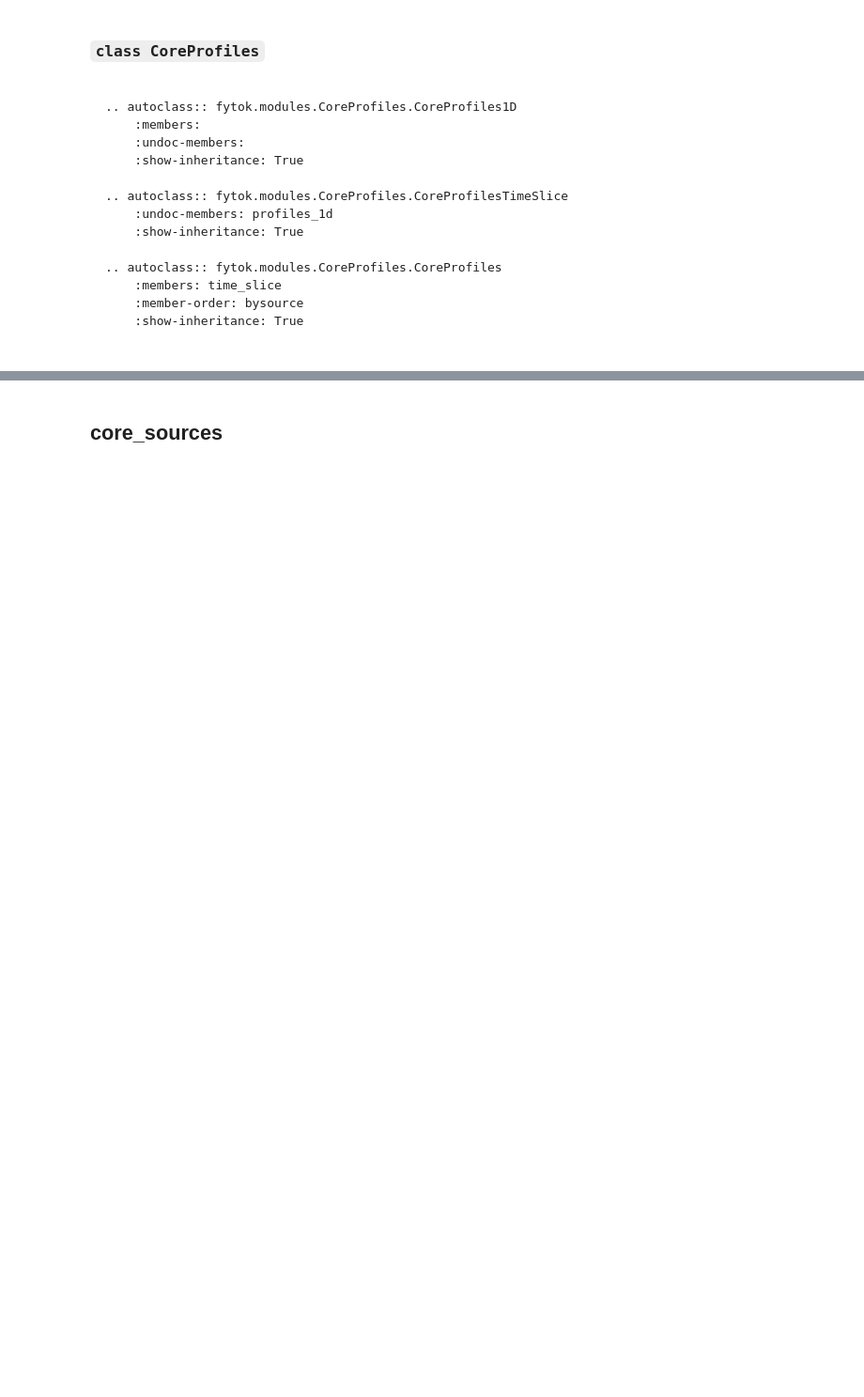
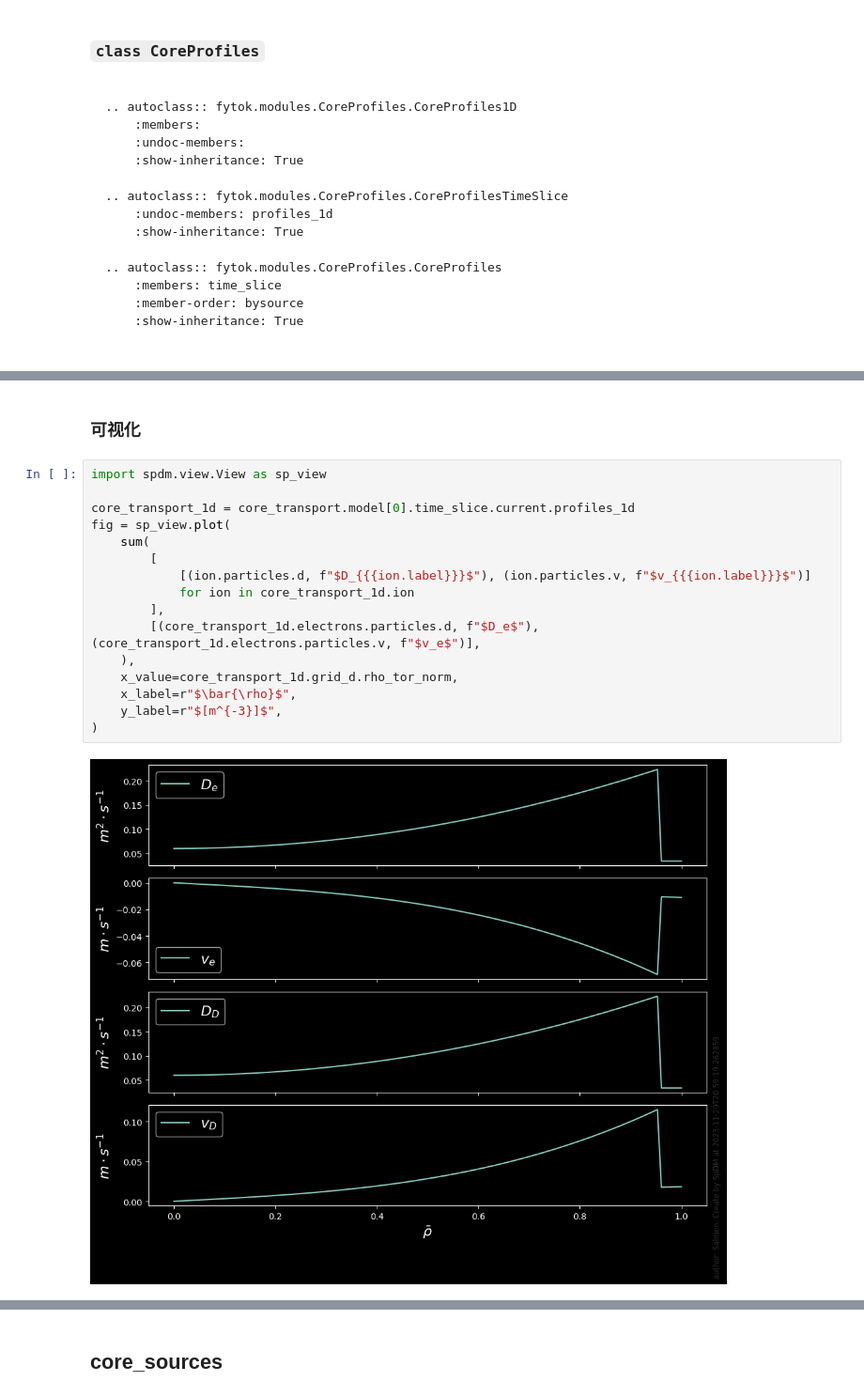
Before and after one commit to fusion-yun/fytok_tutorial, a Jupyter notebook: tutorial/FyTok_module_PhysConcept.ipynb, the cells around one changed output, grey strips where cells are left out. Shown at 94% size. Saved outputs shown, nothing was run; the diff lists cells and outputs as text; blank space fills up the shorter version.

```diff
--- a/tutorial/FyTok_module_PhysConcept.ipynb
+++ b/tutorial/FyTok_module_PhysConcept.ipynb
@@ -148,0 +194,20 @@ fig = sp_view.plot(
+# %% [markdown]
+### 可视化
+# %%
+import spdm.view.View as sp_view
+
+core_transport_1d = core_transport.model[0].time_slice.current.profiles_1d
+fig = sp_view.plot(
+    sum(
+        [
+            [(ion.particles.d, f"$D_{{{ion.label}}}$"), (ion.particles.v, f"$v_{{{ion.label}}}$")]
+            for ion in core_transport_1d.ion
+        ],
+        [(core_transport_1d.electrons.particles.d, f"$D_e$"), (core_transport_1d.electrons.particles.v, f"$v_e$")],
+    ),
+    x_value=core_transport_1d.grid_d.rho_tor_norm,
+    x_label=r"$\bar{\rho}$",
+    y_label=r"$[m^{-3}]$",
+)
+# %% [output]
+[figure, added]
```
Also changed, not shown: parts of 16 cells of this notebook, 4 other files.
